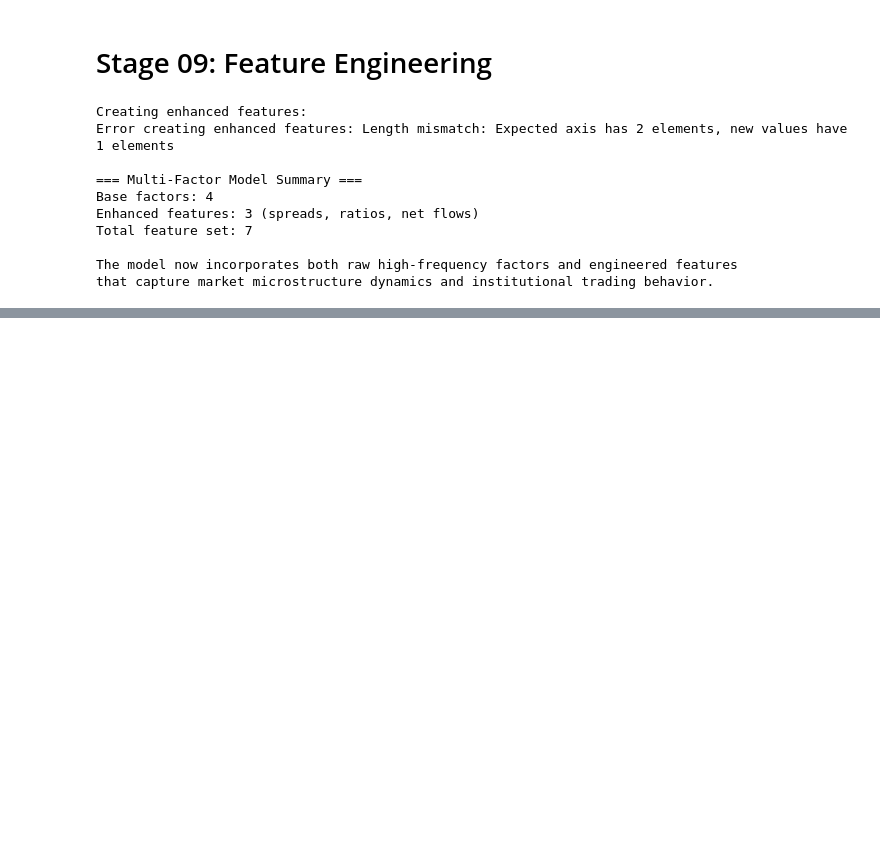
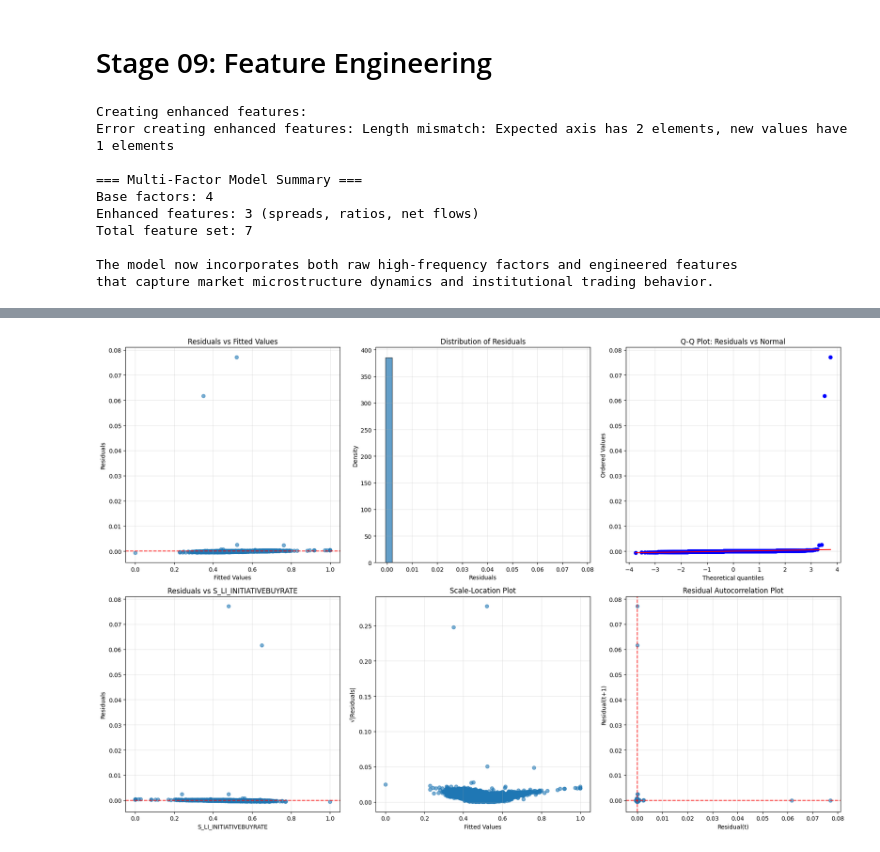
Before and after one commit to Jay-kl/bootcamp_Jay_Yang, a Jupyter notebook: project/Jay_project.ipynb, the cells around one changed output, grey strips where cells are left out. Saved outputs shown, nothing was run; the diff lists cells and outputs as text; code cells hidden in the pictures; blank space fills up the shorter version.

```diff
--- a/project/Jay_project.ipynb
+++ b/project/Jay_project.ipynb
@@ -961,0 +1069,77 @@ that capture market microstructure dynamics and institutional trading behavior.
+# %%
+# Model Diagnostics and Residual Analysis
+# Calculate residuals
+resid = y_test - y_pred
+fitted = y_pred
+
+# Create comprehensive diagnostic plots
+fig, axes = plt.subplots(2, 3, figsize=(18, 12))
+
+# 1. Residuals vs Fitted Values
+axes[0,0].scatter(fitted, resid, alpha=0.6)
+axes[0,0].axhline(0, ls='--', color='red', alpha=0.8)
+axes[0,0].set_xlabel('Fitted Values')
+axes[0,0].set_ylabel('Residuals')
+axes[0,0].set_title('Residuals vs Fitted Values')
+axes[0,0].grid(True, alpha=0.3)
+
+# 2. Histogram of Residuals
+axes[0,1].hist(resid, bins=30, density=True, alpha=0.7, edgecolor='black')
+axes[0,1].set_xlabel('Residuals')
+axes[0,1].set_ylabel('Density')
+axes[0,1].set_title('Distribution of Residuals')
+axes[0,1].grid(True, alpha=0.3)
+
+# 3. QQ Plot for Normality
+st.probplot(resid, dist='norm', plot=axes[0,2])
+axes[0,2].set_title('Q-Q Plot: Residuals vs Normal')
+axes[0,2].grid(True, alpha=0.3)
+
+# 4. Residuals vs First Predictor (Initiative Buy Rate)
+axes[1,0].scatter(X_test.iloc[:, 0], resid, alpha=0.6)
+axes[1,0].axhline(0, ls='--', color='red', alpha=0.8)
+axes[1,0].set_xlabel(feature_cols[0])
+axes[1,0].set_ylabel('Residuals')
+axes[1,0].set_title(f'Residuals vs {feature_cols[0]}')
+axes[1,0].grid(True, alpha=0.3)
+
+# 5. Scale-Location Plot (sqrt of absolute residuals vs fitted)
+sqrt_abs_resid = np.sqrt(np.abs(resid))
+axes[1,1].scatter(fitted, sqrt_abs_resid, alpha=0.6)
+axes[1,1].set_xlabel('Fitted Values')
+axes[1,1].set_ylabel('√|Residuals|')
+axes[1,1].set_title('Scale-Location Plot')
+axes[1,1].grid(True, alpha=0.3)
+
+# 6. Residual Lag Plot (for independence check)
+if len(resid) > 1:
+    axes[1,2].scatter(resid[:-1], resid[1:], alpha=0.6)
+    axes[1,2].axhline(0, ls='--', color='red', alpha=0.8)
+    axes[1,2].axvline(0, ls='--', color='red', alpha=0.8)
+    axes[1,2].set_xlabel('Residual(t)')
+    axes[1,2].set_ylabel('Residual(t+1)')
+    axes[1,2].set_title('Residual Autocorrelation Plot')
+    axes[1,2].grid(True, alpha=0.3)
+
+plt.tight_layout()
+plt.show()
+
+# Statistical tests for assumptions
+print("Statistical Tests for Assumptions:")
+print("="*50)
+
+# Durbin-Watson test for autocorrelation
+def durbin_watson(residuals):
+    diff = np.diff(residuals)
+    return np.sum(diff**2) / np.sum(residuals**2)
+
+dw_stat = durbin_watson(resid)
+print(f"Durbin-Watson statistic: {dw_stat:.4f} (close to 2 indicates no autocorrelation)")
+
+print(f"\nResidual Summary Statistics:")
+print(f"Mean: {np.mean(resid):.6f}")
+print(f"Std Dev: {np.std(resid):.6f}")
+print(f"Min: {np.min(resid):.6f}")
+print(f"Max: {np.max(resid):.6f}")
+# %% [output]
+[figure, added]
```
Also changed, not shown: parts of 21 cells of this notebook, 22 other files.
